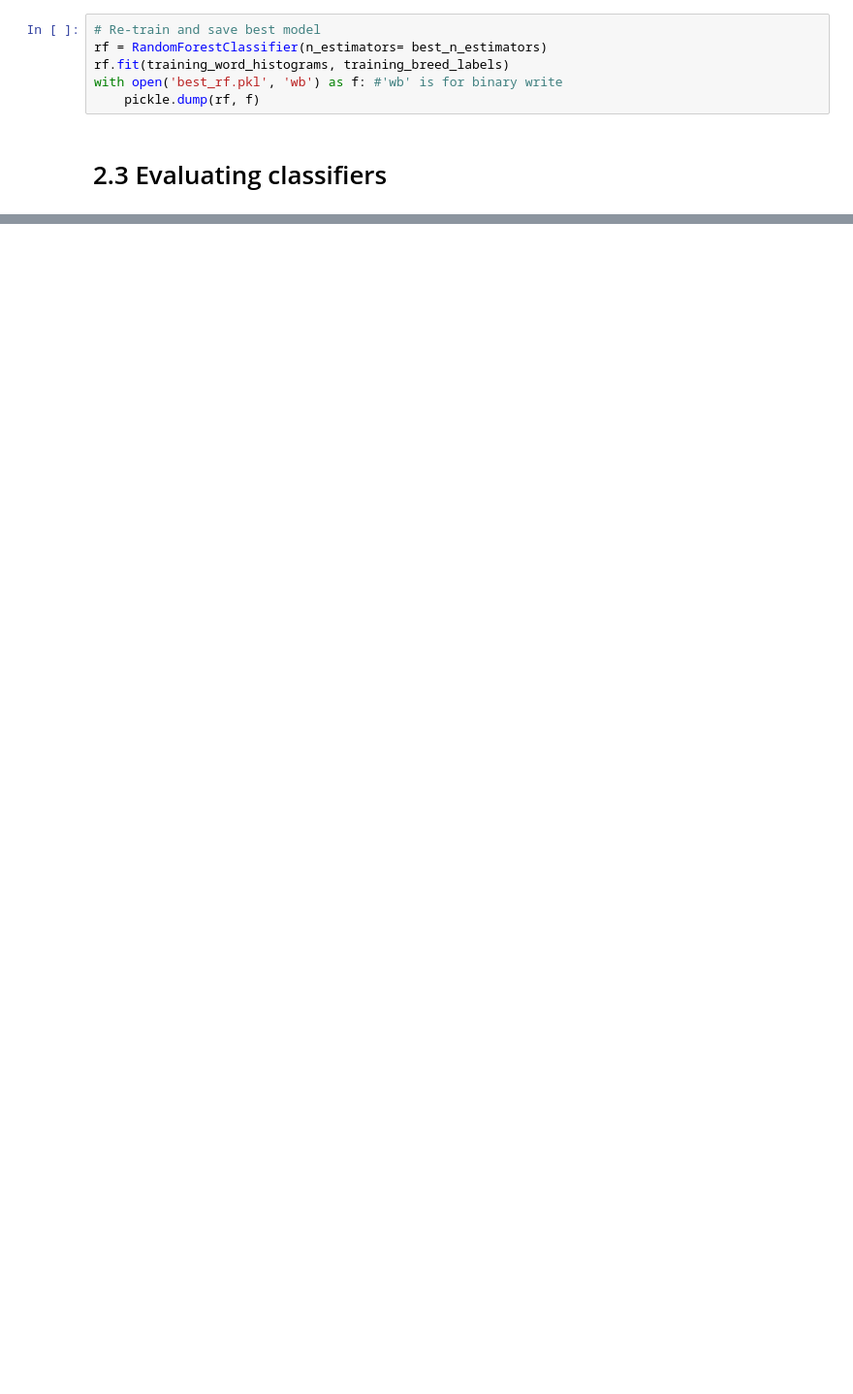
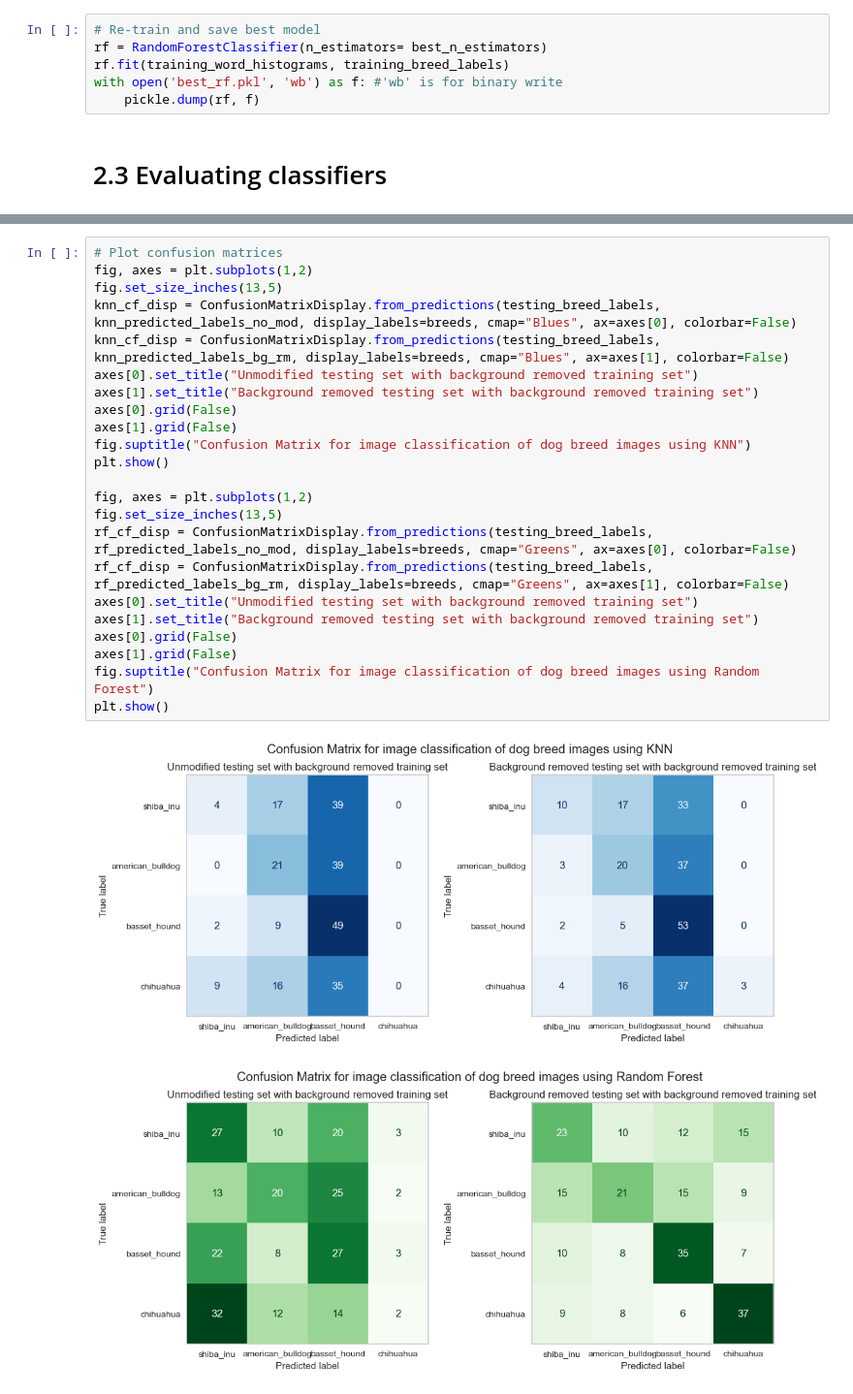
Before and after one commit to BrentonAD/SIT789-Task4-3P, a Jupyter notebook: Brenton-Adey-Notebook.ipynb, the cells around one changed output, grey strips where cells are left out. Shown at 97% size. Drawn from its saved outputs; the diff is of its cells as text; blank space fills up the shorter version.

```diff
--- a/Brenton-Adey-Notebook.ipynb
+++ b/Brenton-Adey-Notebook.ipynb
@@ -398,0 +634,26 @@ plt.show()
+# %%
+# Plot confusion matrices
+fig, axes = plt.subplots(1,2)
+fig.set_size_inches(13,5)
+knn_cf_disp = ConfusionMatrixDisplay.from_predictions(testing_breed_labels, knn_predicted_labels_no_mod, display_labels=breeds, cmap="Blues", ax=axes[0], colorbar=False)
+knn_cf_disp = ConfusionMatrixDisplay.from_predictions(testing_breed_labels, knn_predicted_labels_bg_rm, display_labels=breeds, cmap="Blues", ax=axes[1], colorbar=False)
+axes[0].set_title("Unmodified testing set with background removed training set")
+axes[1].set_title("Background removed testing set with background removed training set")
+axes[0].grid(False)
+axes[1].grid(False)
+fig.suptitle("Confusion Matrix for image classification of dog breed images using KNN")
+plt.show()
+
+fig, axes = plt.subplots(1,2)
+fig.set_size_inches(13,5)
+rf_cf_disp = ConfusionMatrixDisplay.from_predictions(testing_breed_labels, rf_predicted_labels_no_mod, display_labels=breeds, cmap="Greens", ax=axes[0], colorbar=False)
+rf_cf_disp = ConfusionMatrixDisplay.from_predictions(testing_breed_labels, rf_predicted_labels_bg_rm, display_labels=breeds, cmap="Greens", ax=axes[1], colorbar=False)
+axes[0].set_title("Unmodified testing set with background removed training set")
+axes[1].set_title("Background removed testing set with background removed training set")
+axes[0].grid(False)
+axes[1].grid(False)
+fig.suptitle("Confusion Matrix for image classification of dog breed images using Random Forest")
+plt.show()
+# %% [output]
+[figure, added]
+[figure, added]
```
Also changed, not shown: parts of 29 cells of this notebook, 1 other file.
